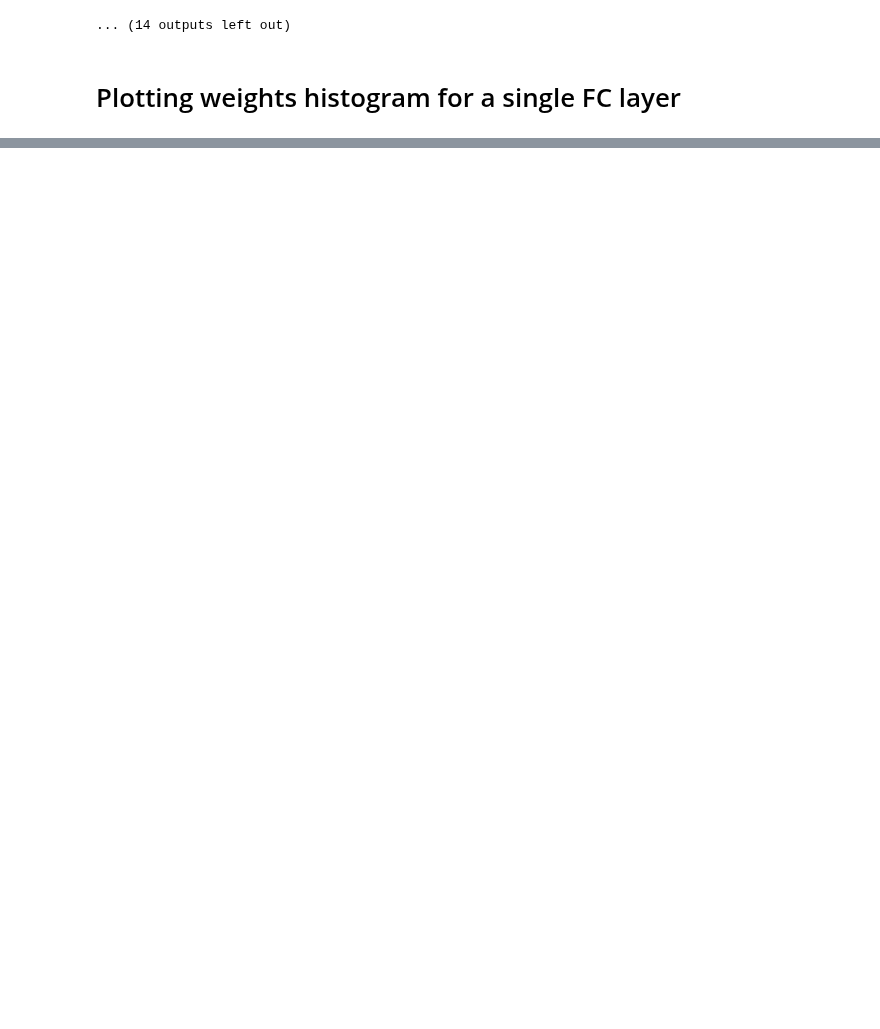
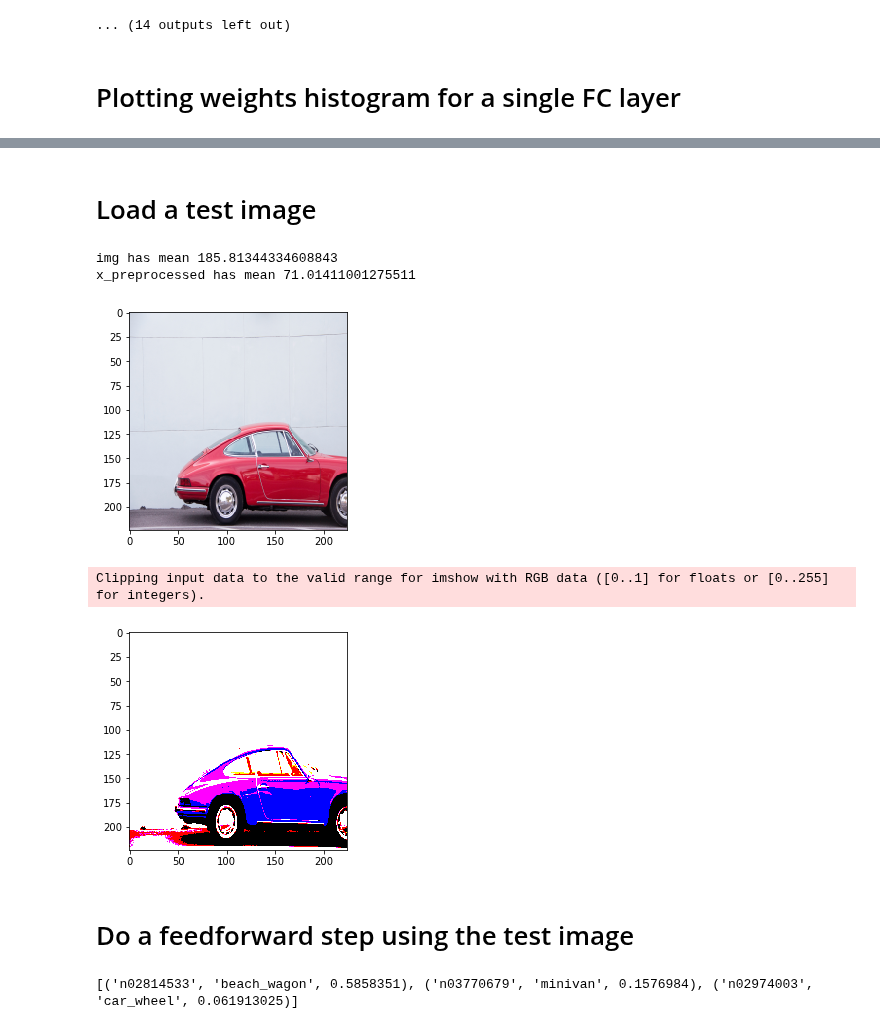
Before and after one commit to b3n3d17/DeepLearningCourse, a Jupyter notebook: 34_visualizing_weights/visualizing_weights.ipynb, the cells around one changed output, grey strips where cells are left out. Drawn from its saved outputs; the diff is of its cells as text; code cells hidden in the pictures; blank space fills up the shorter version.

```diff
--- a/34_visualizing_weights/visualizing_weights.ipynb
+++ b/34_visualizing_weights/visualizing_weights.ipynb
@@ -213,0 +247,59 @@ filter_weights has shape (25088, 4096)
+# %% [markdown]
+# Load a test image
+# %%
+from keras.applications.vgg16 import preprocess_input
+
+IMG_SIZE = (224,224)
+
+def load_a_test_img():
+    absolute_filename =\
+        "V:\\01_job\\12_datasets\\03_test_images_unsplash\\misc\\car.jpg"
+
+    img = cv2.imread(absolute_filename)
+    img = cv2.cvtColor(img, cv2.COLOR_BGR2RGB)
+    img = cv2.resize(img, IMG_SIZE, interpolation=cv2.INTER_AREA)
+    print("img has mean", np.mean(img))
+
+
+    # From the VGG paper:
+    # "The only pre-processing we do is subtracting the mean RGB value,
+    # computed on the training set, from each pixel."
+    #
+    # see imagenet_utils.py
+    #
+    x = img.astype(float)
+    x = np.expand_dims(x, axis=0)
+    x = preprocess_input(x)
+
+    x_preprocessed = x.reshape((224,224,3))
+    print("x_preprocessed has mean", np.mean(x_preprocessed))
+
+    return img, x_preprocessed
+
+img, img_preprocessed = load_a_test_img()
+
+plt.imshow(img)
+plt.show()
+
+plt.imshow(img_preprocessed)
+plt.show()
+# %% [output]
+img has mean 185.81344334608843
+x_preprocessed has mean 71.01411001275511
+[figure, added]
+Clipping input data to the valid range for imshow with RGB data ([0..1] for floats or [0..255] for integers).
+[figure, added]
+# %% [markdown]
+# Do a feedforward step using the test image
+# %%
+from keras.applications.vgg16 import decode_predictions
+
+S = img_preprocessed.shape
+input_img_tensor_4D = img_preprocessed.reshape((-1,S[0],S[1],S[2]))
+neuron_outputs = conv_base.predict( input_img_tensor_4D )
+
+pred_classes_and_probs =\
+            decode_predictions(neuron_outputs, top=3)[0]
+print(pred_classes_and_probs)
+# %% [output]
+[('n02814533', 'beach_wagon', 0.5858351), ('n03770679', 'minivan', 0.1576984), ('n02974003', 'car_wheel', 0.061913025)]
```
Also changed, not shown: parts of 10 cells of this notebook.
